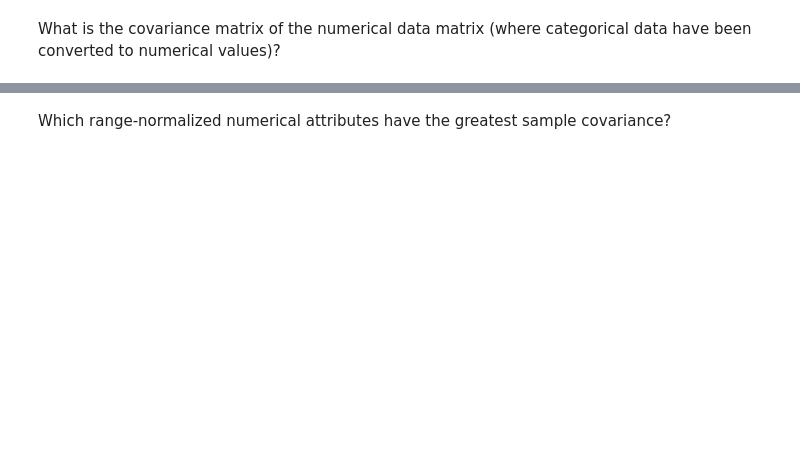
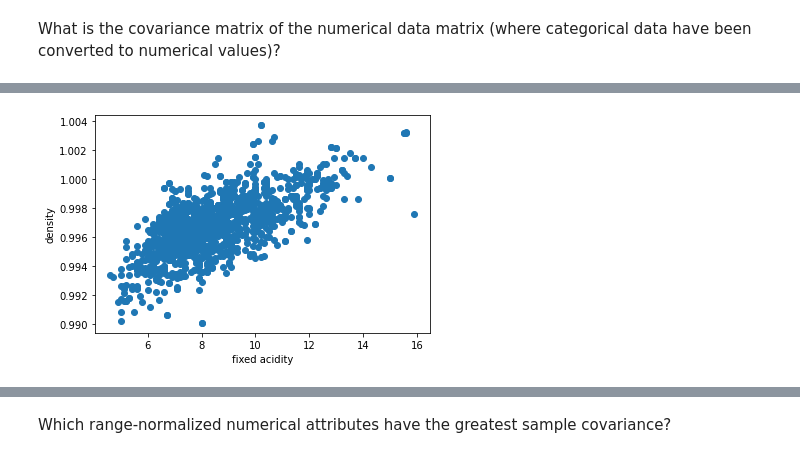
Before and after one commit to Koalafant/csci347_data_mining, a Jupyter notebook: proj_1/one.ipynb, the cells around one changed output, grey strips where cells are left out. Cells and saved outputs as stored; diff of their text form; code cells hidden in the pictures; blank space fills up the shorter version.

```diff
--- a/proj_1/one.ipynb
+++ b/proj_1/one.ipynb
@@ -198,0 +236,4 @@ scatter('citric acid', 'pH')
+# %%
+scatter('fixed acidity','density')
+# %% [output]
+[figure, added]
```
Also changed, not shown: parts of 10 cells of this notebook.
